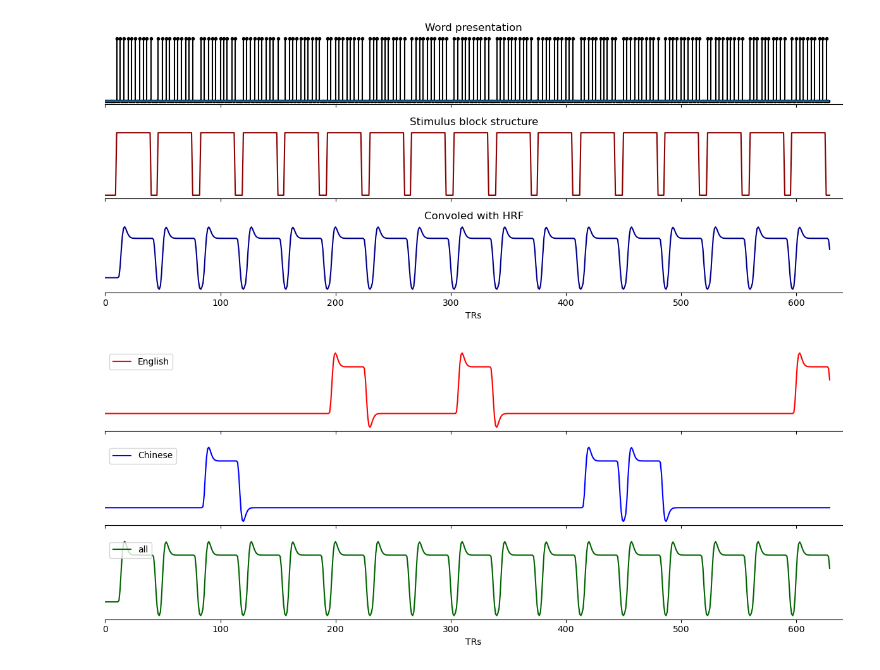
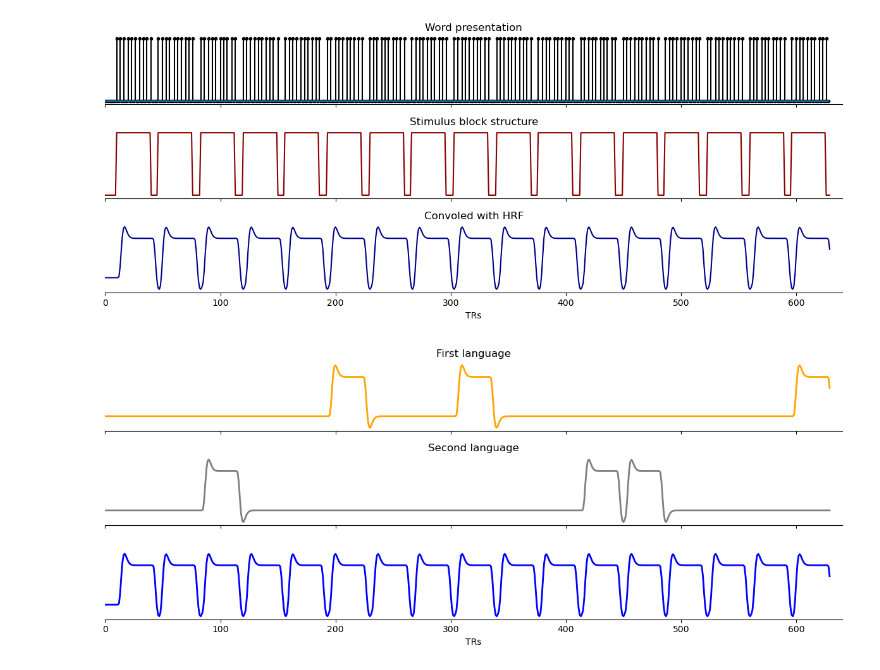
Before and after one commit to thejuc/multilang, a Jupyter notebook: code/analysis/stim_notebook.ipynb, the cells around one changed output. Cells and saved outputs as stored; diff of their text form; code cells hidden in the pictures.

```diff
--- a/code/analysis/stim_notebook.ipynb
+++ b/code/analysis/stim_notebook.ipynb
@@ -141,31 +141,33 @@ def language_glm_stim(stim_df, first_language, second_language, tr, n_trs, hrf):
 # %%
 first_lang_stim_conv, second_lang_stim_conv = language_glm_stim(stim_df,
                                                                 "Chinese",
                                                                 "English",
                                                                 tr, n_trs,
                                                                 hrf)
 
 fig, axs = plt.subplots(3, 1, figsize = (12, 5), sharex = True, sharey = True)
 
-axs[0].plot(first_lang_stim_conv, c = "red", label = first_language)
-axs[1].plot(second_lang_stim_conv, c = "blue", label = second_language)
-axs[2].plot(stim_conv, c = "darkgreen", label = "all")
+axs[0].plot(first_lang_stim_conv, c = "orange", label = first_language, lw = 2)
+axs[1].plot(second_lang_stim_conv, c = "gray", label = second_language, lw = 2)
+axs[2].plot(stim_conv, c = "blue", label = "all", lw = 2)
+axs[0].set_title("First language")
+axs[1].set_title("Second language")
 
-axs[0].legend(loc = "upper left")
-axs[1].legend(loc = "upper left")
-axs[2].legend(loc = "upper left")
+# axs[0].legend(loc = "upper left")
+# axs[1].legend(loc = "upper left")
+# axs[2].legend(loc = "upper left")
 
 axs[2].set_xlabel("TRs")
 axs[0].set_xlim(0, 640)
 
 for i in range(3):
     axs[i].set_yticks([])
 
 # sns.despine()
 plt.tight_layout()
 plt.savefig(os.path.join(fig_path, f"{subject_name}_block_stim_condition.png"), dpi=300)
 # %% [output]
-[figure, old version]
+[figure, new version]
 # %%
 np.save(os.path.join(main_path, "preprocessed_data/stim_arr.npy"),
         {'hrf': hrf, 'stim_arr': stim_arr,
```
Also changed, not shown: 1 other file.
